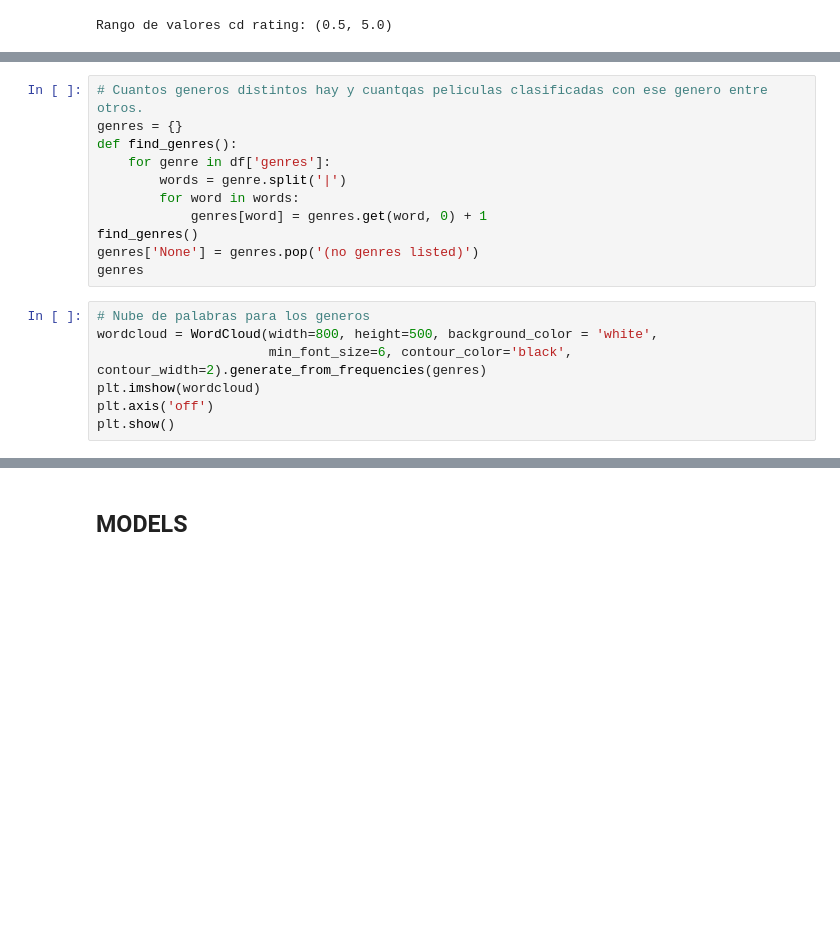
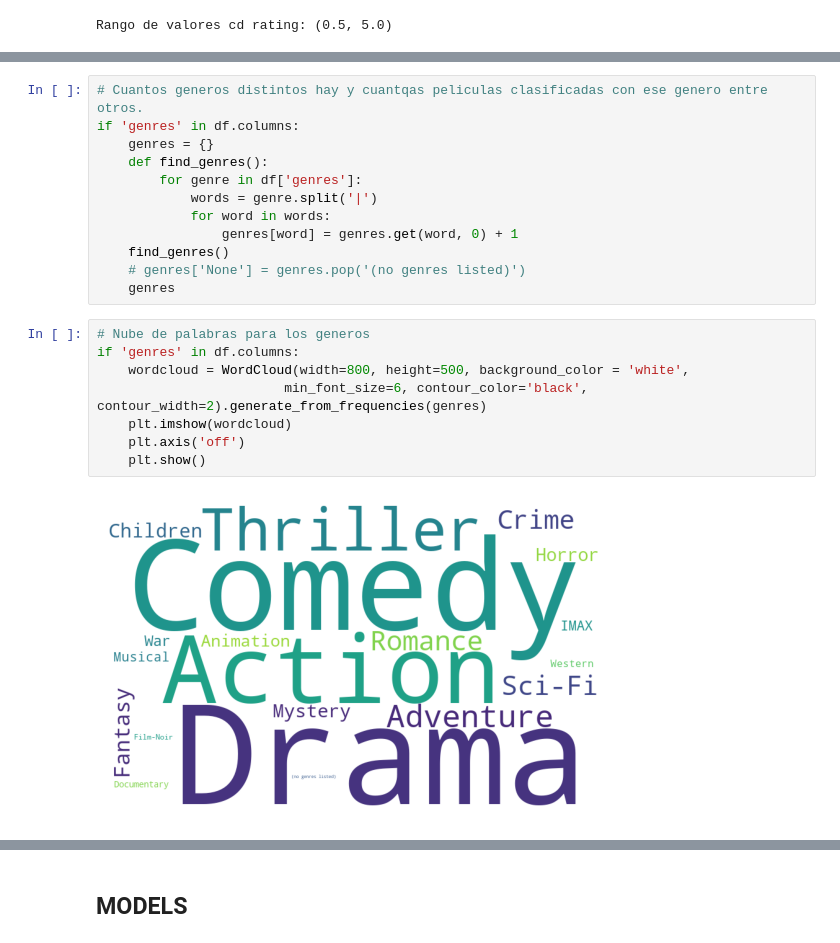
Before and after one commit to Jaime44/WorkSpace, a Jupyter notebook: models/neural network/00_NN_Recommender_system_movie.ipynb, the cells around one changed output, grey strips where cells are left out. Cells and saved outputs as stored; diff of their text form; blank space fills up the shorter version.

```diff
--- a/models/neural network/00_NN_Recommender_system_movie.ipynb
+++ b/models/neural network/00_NN_Recommender_system_movie.ipynb
@@ -325,21 +259,25 @@ KeyError: 'title'
 # %%
 # Cuantos generos distintos hay y cuantqas peliculas clasificadas con ese genero entre otros.
-genres = {}
-def find_genres():
-    for genre in df['genres']:
-        words = genre.split('|')
-        for word in words:
-            genres[word] = genres.get(word, 0) + 1
-find_genres()
-genres['None'] = genres.pop('(no genres listed)')
-genres
+if 'genres' in df.columns:
+    genres = {}
+    def find_genres():
+        for genre in df['genres']:
+            words = genre.split('|')
+            for word in words:
+                genres[word] = genres.get(word, 0) + 1
+    find_genres()
+    # genres['None'] = genres.pop('(no genres listed)')
+    genres
 # %%
 # Nube de palabras para los generos
-wordcloud = WordCloud(width=800, height=500, background_color = 'white',
-                      min_font_size=6, contour_color='black', contour_width=2).generate_from_frequencies(genres)
-plt.imshow(wordcloud)
-plt.axis('off')
-plt.show()
+if 'genres' in df.columns:
+    wordcloud = WordCloud(width=800, height=500, background_color = 'white',
+                        min_font_size=6, contour_color='black', contour_width=2).generate_from_frequencies(genres)
+    plt.imshow(wordcloud)
+    plt.axis('off')
+    plt.show()
+# %% [output]
+[figure, added]
 # %%
 #Peliculas más puntuadas
 df_n_ratings = pd.DataFrame(df.groupby('title')['rating'].mean())
```
Also changed, not shown: parts of 92 cells of this notebook.
